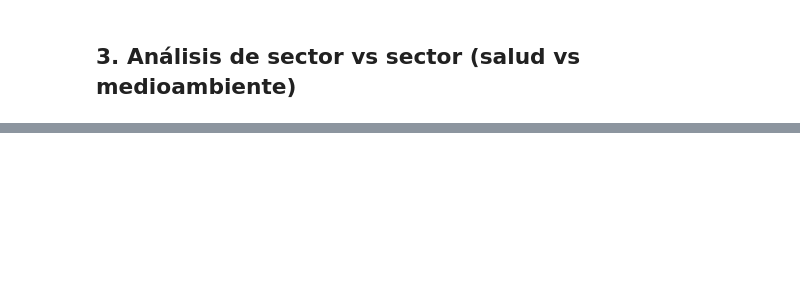
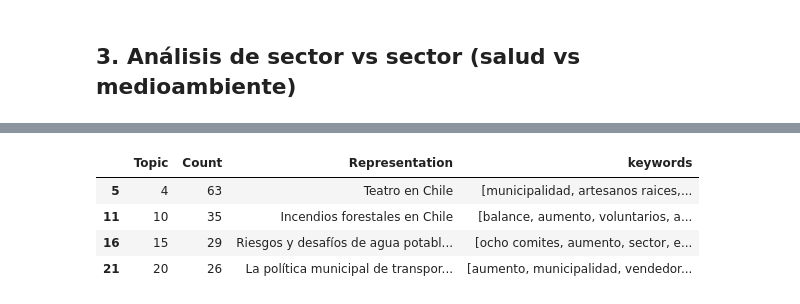
Before and after one commit to recmera/graph-based-issue-detection, a Jupyter notebook: 3-net.ipynb, the cells around one changed output, grey strips where cells are left out. Cells and saved outputs as stored; diff of their text form; code cells hidden in the pictures; blank space fills up the shorter version.

```diff
--- a/3-net.ipynb
+++ b/3-net.ipynb
@@ -264,0 +333,9 @@ plt.show()
+# %%
+topic = [[10,15,20,4],[19,62,63,8],[2,9,34,16]]
+clusters.loc[clusters['Topic'].isin(topic[0])]
+# %% [output]
+|  | Topic | Count | Representation | keywords |
+| 5 | 4 | 63 | Teatro en Chile | [municipalidad, artesanos raices,... |
+| 11 | 10 | 35 | Incendios forestales en Chile | [balance, aumento, voluntarios, a... |
+| 16 | 15 | 29 | Riesgos y desafíos de agua potabl... | [ocho comites, aumento, sector, e... |
+| 21 | 20 | 26 | La política municipal de transpor... | [aumento, municipalidad, vendedor... |
```
Also changed, not shown: parts of 12 cells of this notebook, 1 other file.
